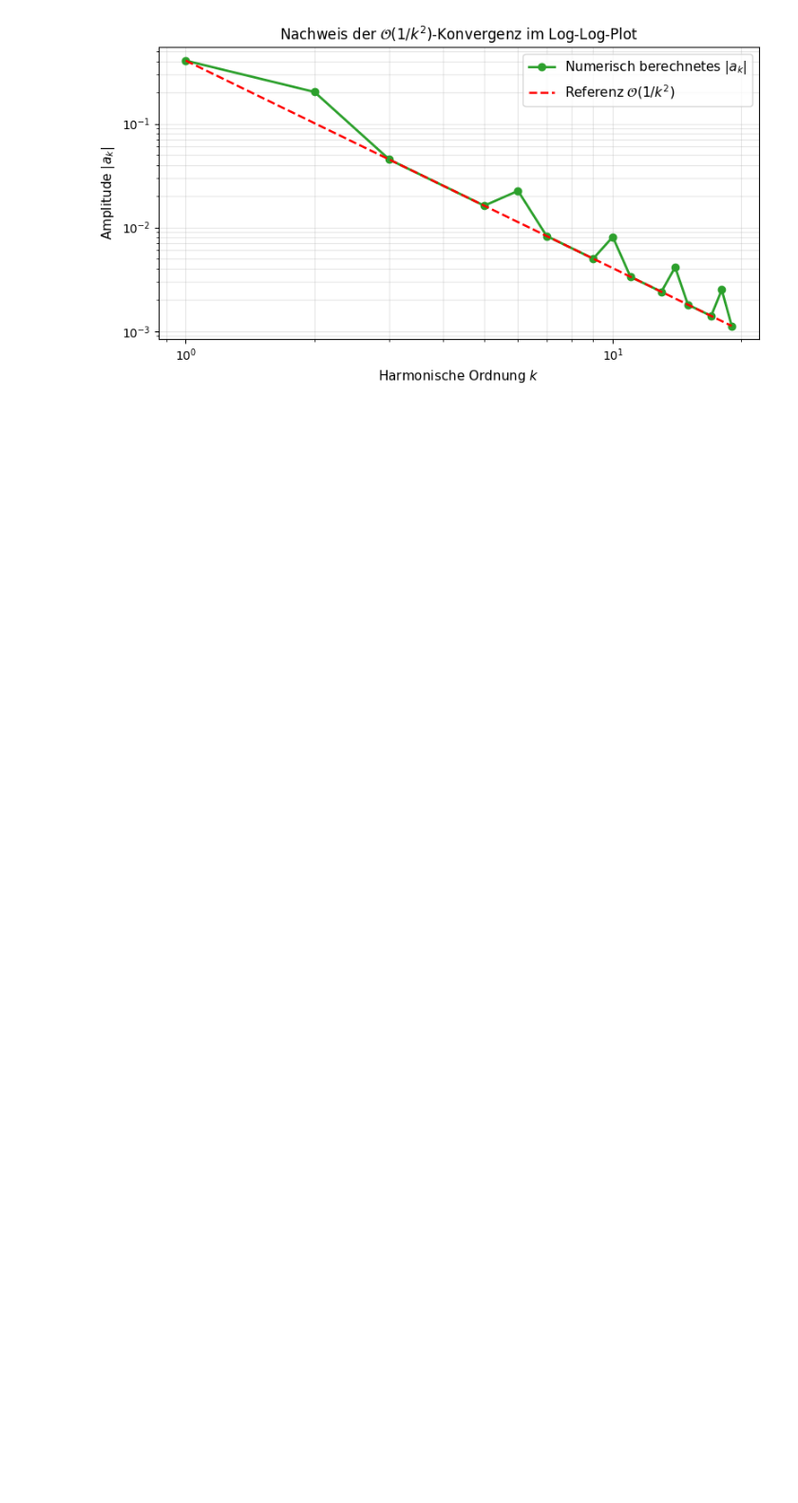
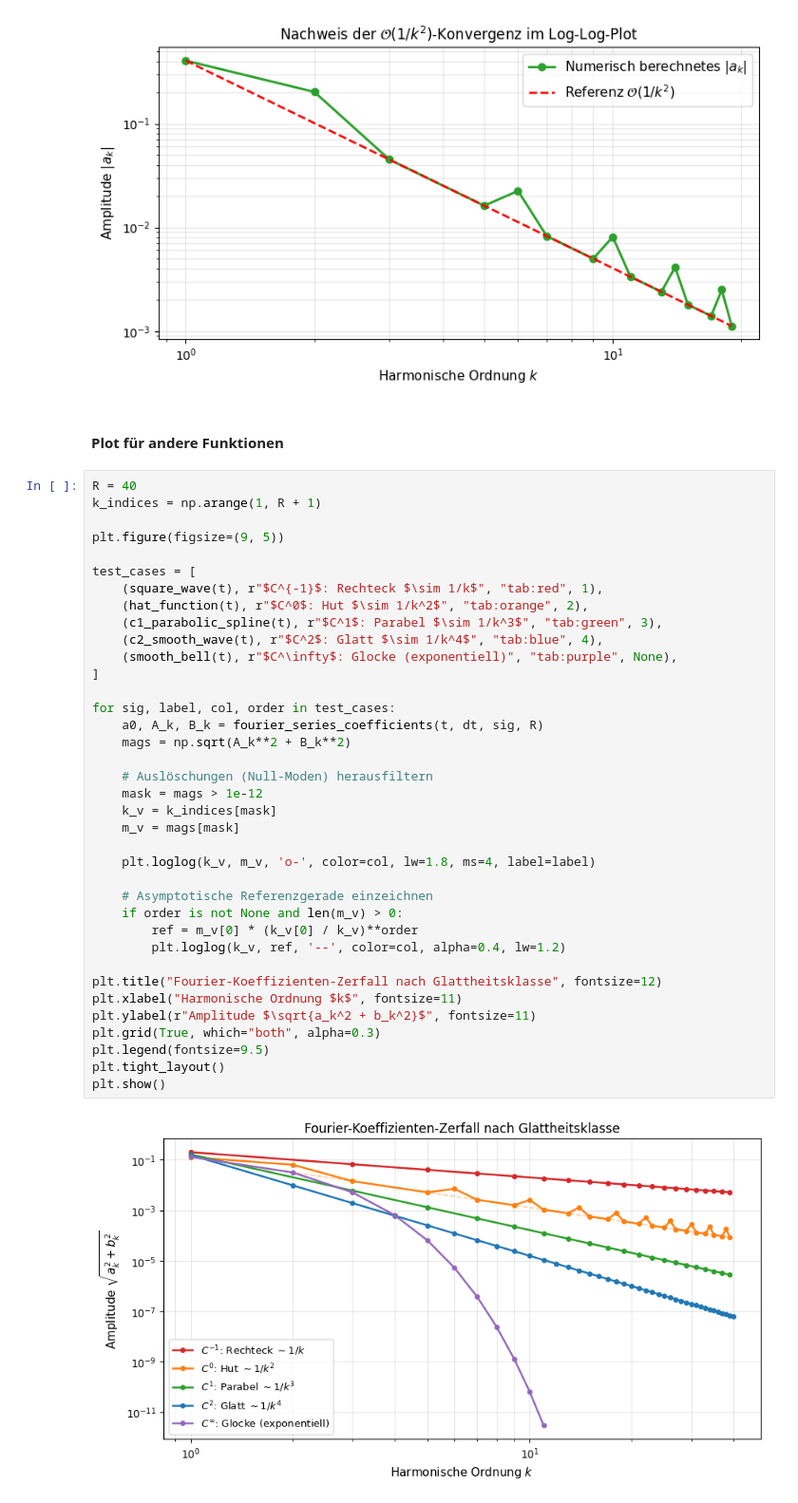
Before and after one commit to Firas-Al-Haj-Coder/U-Project-Fourier-Transformation, a Jupyter notebook: notebooks/01_Fourier_Approximation_Hat.ipynb, the cells around one changed output. Shown at 95% size. Saved outputs shown, nothing was run; the diff lists cells and outputs as text; blank space fills up the shorter version.

```diff
--- a/notebooks/01_Fourier_Approximation_Hat.ipynb
+++ b/notebooks/01_Fourier_Approximation_Hat.ipynb
@@ -381,6 +430,48 @@ plt.tight_layout()
 plt.show()
 # %% [output]
 [figure]
+# %% [markdown]
+##
+**Plot für andere Funktionen**
+# %%
+R = 40
+k_indices = np.arange(1, R + 1)
+
+plt.figure(figsize=(9, 5))
+
+test_cases = [
+    (square_wave(t), r"$C^{-1}$: Rechteck $\sim 1/k$", "tab:red", 1),
+    (hat_function(t), r"$C^0$: Hut $\sim 1/k^2$", "tab:orange", 2),
+    (c1_parabolic_spline(t), r"$C^1$: Parabel $\sim 1/k^3$", "tab:green", 3),
+    (c2_smooth_wave(t), r"$C^2$: Glatt $\sim 1/k^4$", "tab:blue", 4),
+    (smooth_bell(t), r"$C^\infty$: Glocke (exponentiell)", "tab:purple", None),
+]
+
+for sig, label, col, order in test_cases:
+    a0, A_k, B_k = fourier_series_coefficients(t, dt, sig, R)
+    mags = np.sqrt(A_k**2 + B_k**2)
+
+    # Auslöschungen (Null-Moden) herausfiltern
+    mask = mags > 1e-12
+    k_v = k_indices[mask]
+    m_v = mags[mask]
+
+    plt.loglog(k_v, m_v, 'o-', color=col, lw=1.8, ms=4, label=label)
+
+    # Asymptotische Referenzgerade einzeichnen
+    if order is not None and len(m_v) > 0:
+        ref = m_v[0] * (k_v[0] / k_v)**order
+        plt.loglog(k_v, ref, '--', color=col, alpha=0.4, lw=1.2)
+
+plt.title("Fourier-Koeffizienten-Zerfall nach Glattheitsklasse", fontsize=12)
+plt.xlabel("Harmonische Ordnung $k$", fontsize=11)
+plt.ylabel(r"Amplitude $\sqrt{a_k^2 + b_k^2}$", fontsize=11)
+plt.grid(True, which="both", alpha=0.3)
+plt.legend(fontsize=9.5)
+plt.tight_layout()
+plt.show()
+# %% [output]
+[figure, added]
 # %% [markdown]
 ## 1.3 Numerische Stabilität: Rundungsfehler & Konditionierung
 
```
Also changed, not shown: parts of 8 cells of this notebook, 3 other files.
